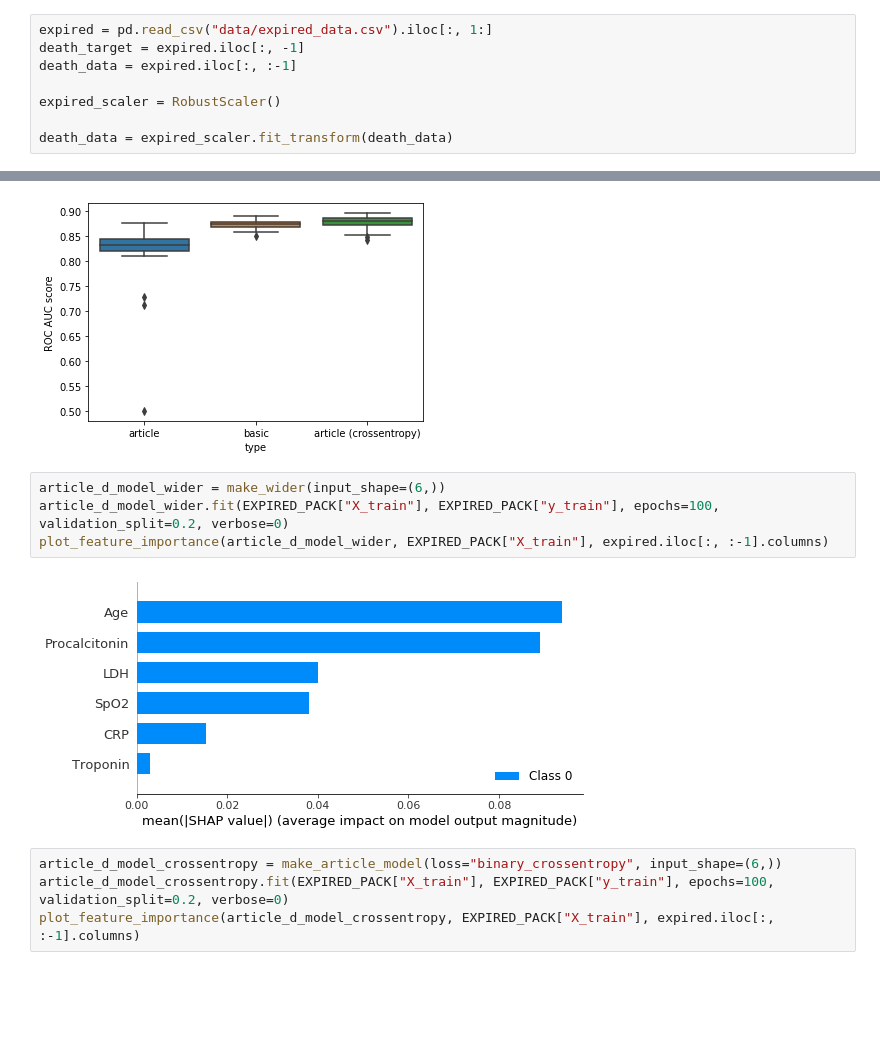
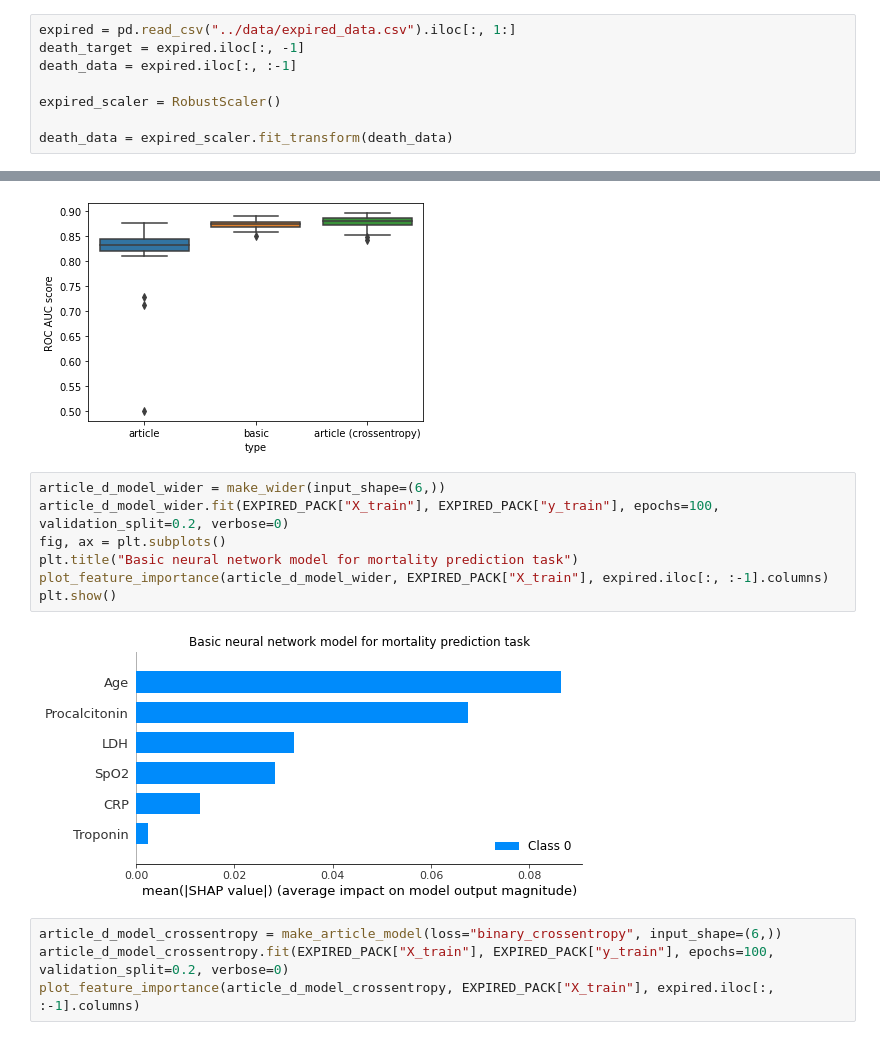
Before and after one commit to konrad-komisarczyk/wb2021, a Jupyter notebook: proj2/DNN/DNN.ipynb, the cells around one changed output, grey strips where cells are left out. Drawn from its saved outputs; the diff is of its cells as text; blank space fills up the shorter version.

Commit message:
figures

```diff
--- a/proj2/DNN/DNN.ipynb
+++ b/proj2/DNN/DNN.ipynb
@@ -14,7 +14,7 @@ import matplotlib.pyplot as plt
 import seaborn as sns
 import shap
 # %%
-expired = pd.read_csv("data/expired_data.csv").iloc[:, 1:]
+expired = pd.read_csv("../data/expired_data.csv").iloc[:, 1:]
 death_target = expired.iloc[:, -1]
 death_data = expired.iloc[:, :-1]
 
@@ -264,9 +268,12 @@ plt.show()
 # %%
 article_d_model_wider = make_wider(input_shape=(6,))
 article_d_model_wider.fit(EXPIRED_PACK["X_train"], EXPIRED_PACK["y_train"], epochs=100, validation_split=0.2, verbose=0)
+fig, ax = plt.subplots()
+plt.title("Basic neural network model for mortality prediction task")
 plot_feature_importance(article_d_model_wider, EXPIRED_PACK["X_train"], expired.iloc[:, :-1].columns)
+plt.show()
 # %% [output]
-[figure, old version]
+[figure, new version]
 # %%
 article_d_model_crossentropy = make_article_model(loss="binary_crossentropy", input_shape=(6,))
 article_d_model_crossentropy.fit(EXPIRED_PACK["X_train"], EXPIRED_PACK["y_train"], epochs=100, validation_split=0.2, verbose=0)
```
Also changed, not shown: parts of 6 cells of this notebook, 4 other files.
